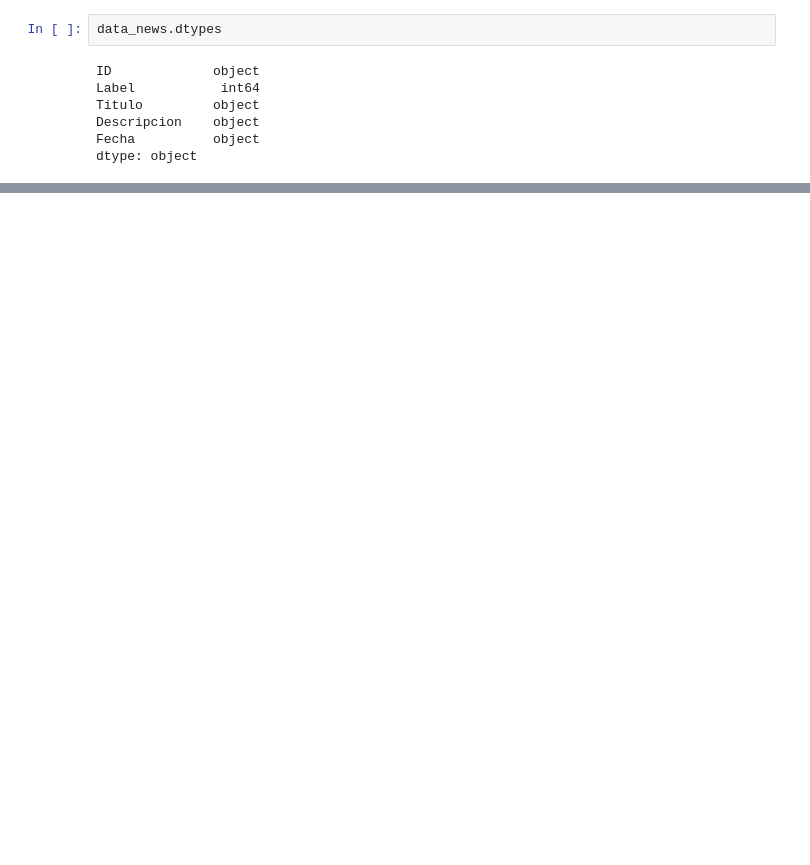
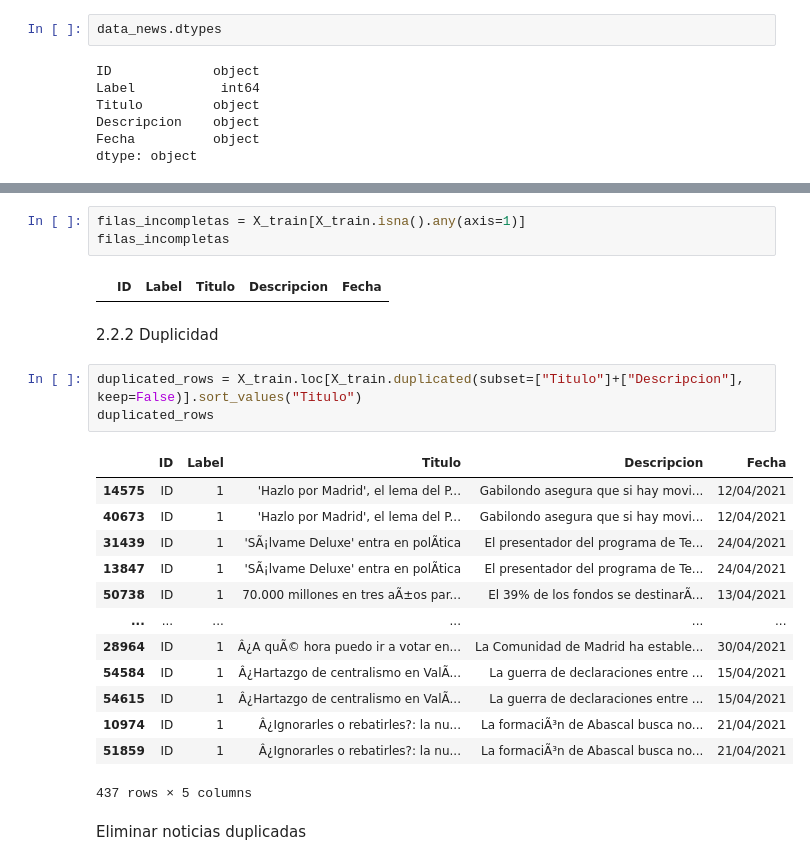
Before and after one commit to G17-BI-2025-1/Proyecto_1, a Jupyter notebook: proy.ipynb, the cells around one changed output, grey strips where cells are left out. Drawn from its saved outputs; the diff is of its cells as text; blank space fills up the shorter version.

```diff
--- a/proy.ipynb
+++ b/proy.ipynb
@@ -131,0 +277,26 @@ dtype: object
+# %%
+filas_incompletas = X_train[X_train.isna().any(axis=1)]
+filas_incompletas
+# %% [output]
+|  | ID | Label | Titulo | Descripcion | Fecha |
+# %% [markdown]
+2.2.2 Duplicidad
+# %%
+duplicated_rows = X_train.loc[X_train.duplicated(subset=["Titulo"]+["Descripcion"], keep=False)].sort_values("Titulo")
+duplicated_rows
+# %% [output]
+|  | ID | Label | Titulo | Descripcion | Fecha |
+| 14575 | ID | 1 | 'Hazlo por Madrid', el lema del P... | Gabilondo asegura que si hay movi... | 12/04/2021 |
+| 40673 | ID | 1 | 'Hazlo por Madrid', el lema del P... | Gabilondo asegura que si hay movi... | 12/04/2021 |
+| 31439 | ID | 1 | 'SÃ¡lvame Deluxe' entra en polÃ­tica | El presentador del programa de Te... | 24/04/2021 |
+| 13847 | ID | 1 | 'SÃ¡lvame Deluxe' entra en polÃ­tica | El presentador del programa de Te... | 24/04/2021 |
+| 50738 | ID | 1 | 70.000 millones en tres aÃ±os par... | El 39% de los fondos se destinarÃ... | 13/04/2021 |
+| ... | ... | ... | ... | ... | ... |
+| 28964 | ID | 1 | Â¿A quÃ© hora puedo ir a votar en... | La Comunidad de Madrid ha estable... | 30/04/2021 |
+| 54584 | ID | 1 | Â¿Hartazgo de centralismo en ValÃ... | La guerra de declaraciones entre ... | 15/04/2021 |
+| 54615 | ID | 1 | Â¿Hartazgo de centralismo en ValÃ... | La guerra de declaraciones entre ... | 15/04/2021 |
+| 10974 | ID | 1 | Â¿Ignorarles o rebatirles?: la nu... | La formaciÃ³n de Abascal busca no... | 21/04/2021 |
+| 51859 | ID | 1 | Â¿Ignorarles o rebatirles?: la nu... | La formaciÃ³n de Abascal busca no... | 21/04/2021 |
+437 rows × 5 columns
+# %% [markdown]
+Eliminar noticias duplicadas
```
Also changed, not shown: parts of 29 cells of this notebook.
